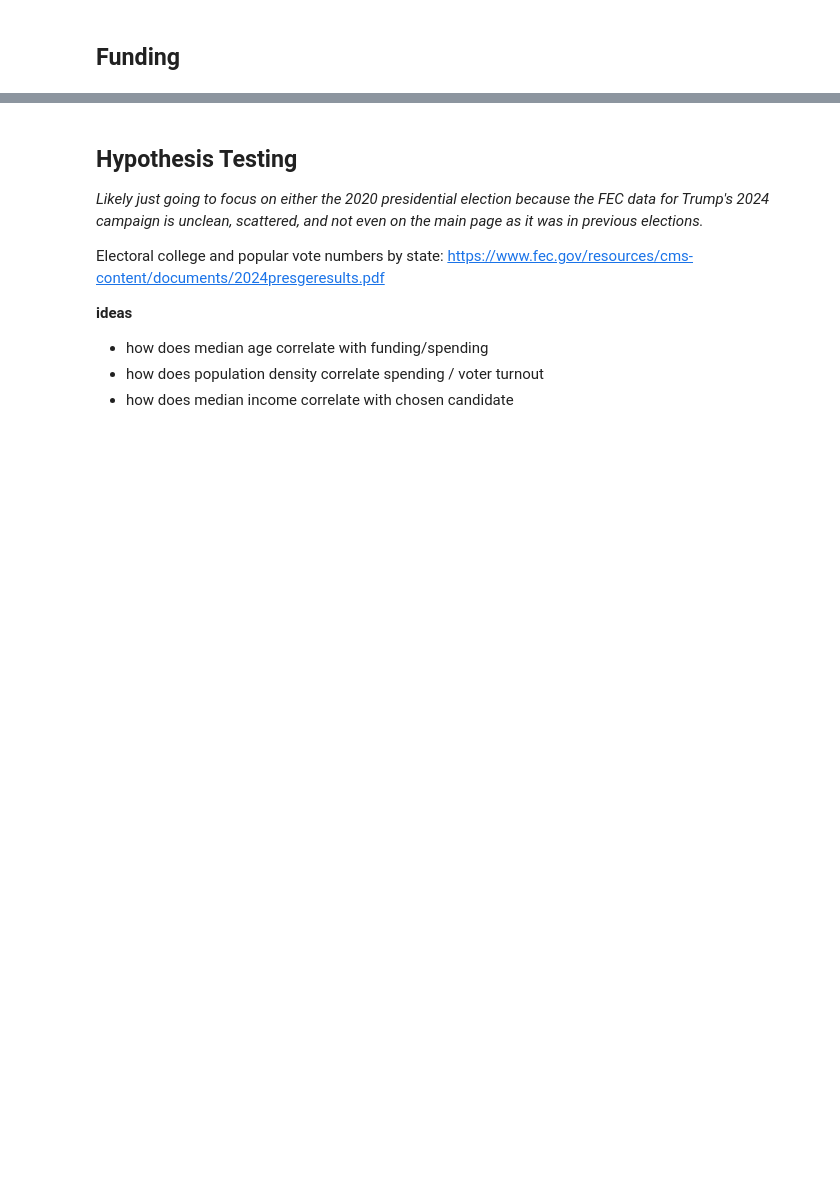
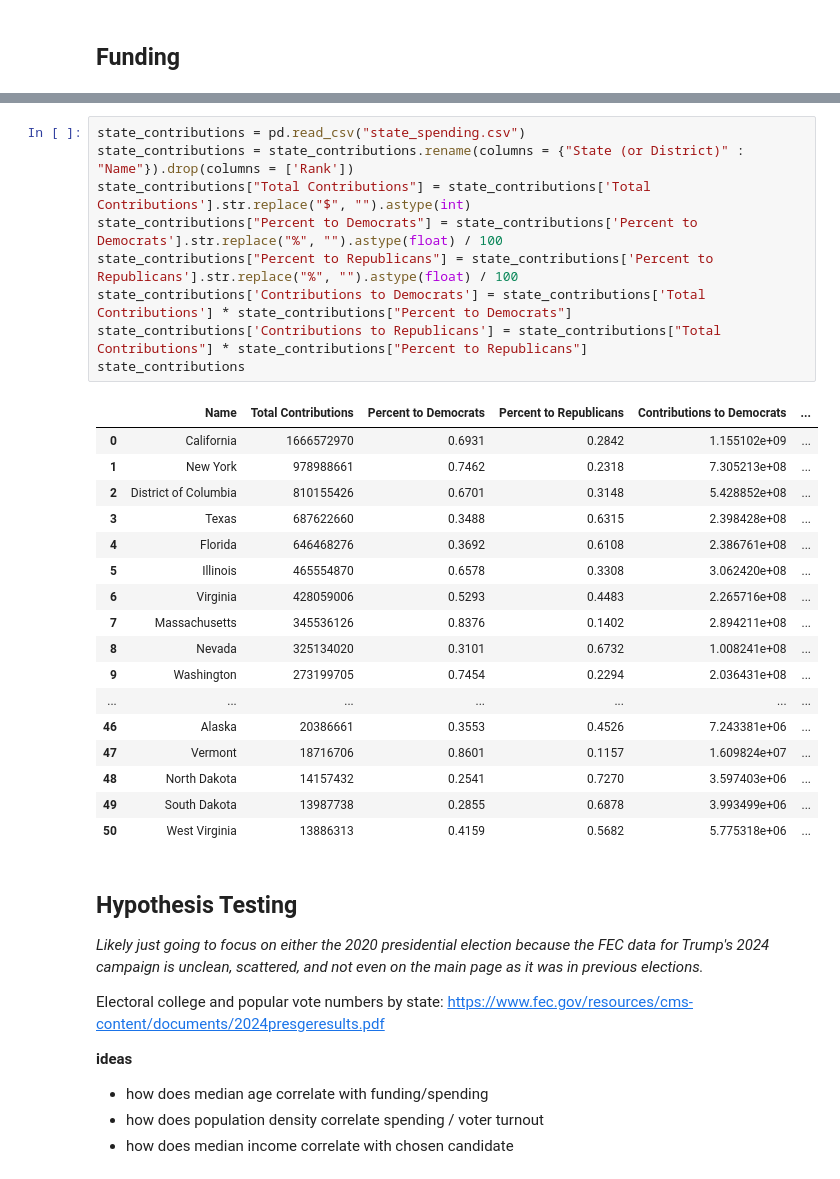
Before and after one commit to 9t8/cmsc320_project, a Jupyter notebook: c2.ipynb, the cells around one changed output, grey strips where cells are left out. Drawn from its saved outputs; the diff is of its cells as text; blank space fills up the shorter version.

```diff
--- a/c2.ipynb
+++ b/c2.ipynb
@@ -127,3 +127,30 @@ independent_expenditure
+# %%
+state_contributions = pd.read_csv("state_spending.csv")
+state_contributions = state_contributions.rename(columns = {"State (or District)" : "Name"}).drop(columns = ['Rank'])
+state_contributions["Total Contributions"] = state_contributions['Total Contributions'].str.replace("$", "").astype(int)
+state_contributions["Percent to Democrats"] = state_contributions['Percent to Democrats'].str.replace("%", "").astype(float) / 100
+state_contributions["Percent to Republicans"] = state_contributions['Percent to Republicans'].str.replace("%", "").astype(float) / 100
+state_contributions['Contributions to Democrats'] = state_contributions['Total Contributions'] * state_contributions["Percent to Democrats"]
+state_contributions['Contributions to Republicans'] = state_contributions["Total Contributions"] * state_contributions["Percent to Republicans"]
+state_contributions
+# %% [output]
+|  | Name | Total Contributions | Percent to Democrats | Percent to Republicans | Contributions to Democrats | ... |
+| 0 | California | 1666572970 | 0.6931 | 0.2842 | 1.155102e+09 | ... |
+| 1 | New York | 978988661 | 0.7462 | 0.2318 | 7.305213e+08 | ... |
+| 2 | District of Columbia | 810155426 | 0.6701 | 0.3148 | 5.428852e+08 | ... |
+| 3 | Texas | 687622660 | 0.3488 | 0.6315 | 2.398428e+08 | ... |
+| 4 | Florida | 646468276 | 0.3692 | 0.6108 | 2.386761e+08 | ... |
+| 5 | Illinois | 465554870 | 0.6578 | 0.3308 | 3.062420e+08 | ... |
+| 6 | Virginia | 428059006 | 0.5293 | 0.4483 | 2.265716e+08 | ... |
+| 7 | Massachusetts | 345536126 | 0.8376 | 0.1402 | 2.894211e+08 | ... |
+| 8 | Nevada | 325134020 | 0.3101 | 0.6732 | 1.008241e+08 | ... |
+| 9 | Washington | 273199705 | 0.7454 | 0.2294 | 2.036431e+08 | ... |
+| ... | ... | ... | ... | ... | ... | ... |
+| 46 | Alaska | 20386661 | 0.3553 | 0.4526 | 7.243381e+06 | ... |
+| 47 | Vermont | 18716706 | 0.8601 | 0.1157 | 1.609824e+07 | ... |
+| 48 | North Dakota | 14157432 | 0.2541 | 0.7270 | 3.597403e+06 | ... |
+| 49 | South Dakota | 13987738 | 0.2855 | 0.6878 | 3.993499e+06 | ... |
+| 50 | West Virginia | 13886313 | 0.4159 | 0.5682 | 5.775318e+06 | ... |
 # %% [markdown]
 ## Hypothesis Testing
 
```
Also changed, not shown: parts of 10 cells of this notebook, 1 other file.
